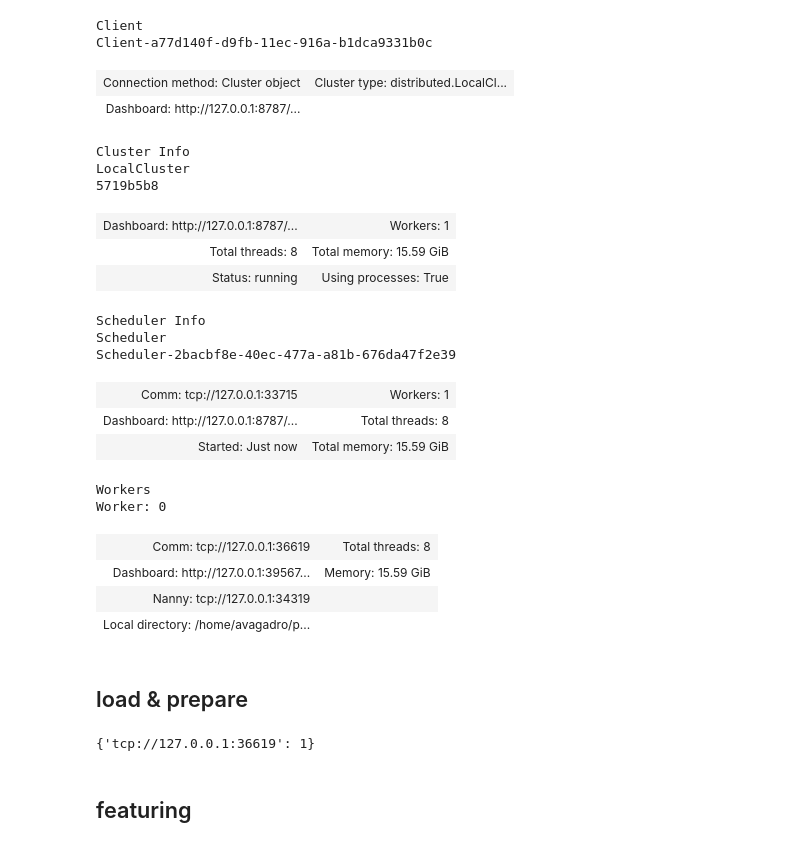
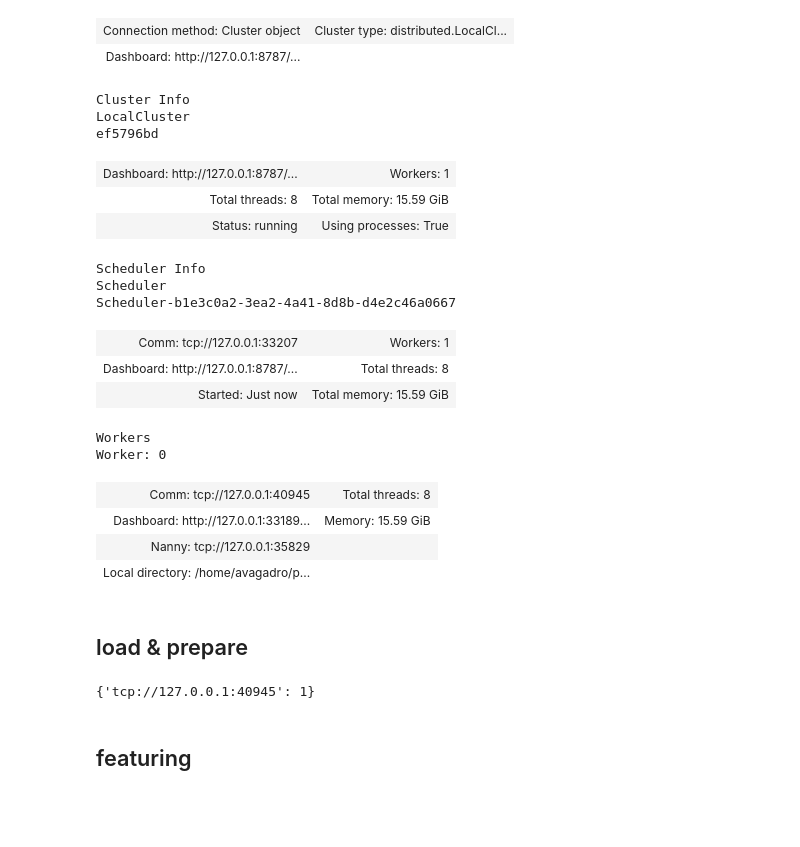
Before and after one commit to j2cry/gb_megafon, a Jupyter notebook: baseline.ipynb, the cells around one changed output. Saved outputs shown, nothing was run; the diff lists cells and outputs as text; code cells hidden in the pictures; blank space fills up the shorter version.

```diff
--- a/baseline.ipynb
+++ b/baseline.ipynb
@@ -16,6 +16,6 @@ from sklearn.metrics import f1_score, classification_report, ConfusionMatrixDisp
 data_folder = pathlib.Path('data')
 # %%
 # dask.config.set({'MALLOC_TRIM_THRESHOLD_': '65536'})
-client = Client(n_workers=1, threads_per_worker=8)
+client = Client(n_workers=1)
 client
 # %% [output]
@@ -23,24 +24,22 @@ client
+| Connection method: Cluster object | Cluster type: distributed.LocalCl... |
+| Dashboard: http://127.0.0.1:8787/... |  |
-Client
-Client-a77d140f-d9fb-11ec-916a-b1dca9331b0c
+Cluster Info
+LocalCluster
+ef5796bd
-| Connection method: Cluster object | Cluster type: distributed.LocalCl... |
-| Dashboard: http://127.0.0.1:8787/... |  |
+| Dashboard: http://127.0.0.1:8787/... | Workers: 1 |
+| Total threads: 8 | Total memory: 15.59 GiB |
+| Status: running | Using processes: True |
-Cluster Info
-LocalCluster
-5719b5b8
+Scheduler Info
+Scheduler
+Scheduler-b1e3c0a2-3ea2-4a41-8d8b-d4e2c46a0667
-| Dashboard: http://127.0.0.1:8787/... | Workers: 1 |
-| Total threads: 8 | Total memory: 15.59 GiB |
-| Status: running | Using processes: True |
+| Comm: tcp://127.0.0.1:33207 | Workers: 1 |
+| Dashboard: http://127.0.0.1:8787/... | Total threads: 8 |
+| Started: Just now | Total memory: 15.59 GiB |
-Scheduler Info
-Scheduler
-Scheduler-2bacbf8e-40ec-477a-a81b-676da47f2e39
+Workers
+Worker: 0
-| Comm: tcp://127.0.0.1:33715 | Workers: 1 |
-| Dashboard: http://127.0.0.1:8787/... | Total threads: 8 |
-| Started: Just now | Total memory: 15.59 GiB |
-Workers
-Worker: 0
-| Comm: tcp://127.0.0.1:36619 | Total threads: 8 |
-| Dashboard: http://127.0.0.1:39567... | Memory: 15.59 GiB |
-| Nanny: tcp://127.0.0.1:34319 |  |
+| Comm: tcp://127.0.0.1:40945 | Total threads: 8 |
+| Dashboard: http://127.0.0.1:33189... | Memory: 15.59 GiB |
+| Nanny: tcp://127.0.0.1:35829 |  |
 | Local directory: /home/avagadro/p... |  |
 # %% [markdown]
 ## load & prepare
@@ -87,7 +86,7 @@ client.cancel([merged, train_data_df, user_feats_df])
 # trim cluster memory
 client.run(trim_memory)
 # %% [output]
-{'tcp://127.0.0.1:36619': 1}
+{'tcp://127.0.0.1:40945': 1}
 # %% [markdown]
 ## featuring
 # %%
```
Also changed, not shown: parts of 7 cells of this notebook, 11 other files.
